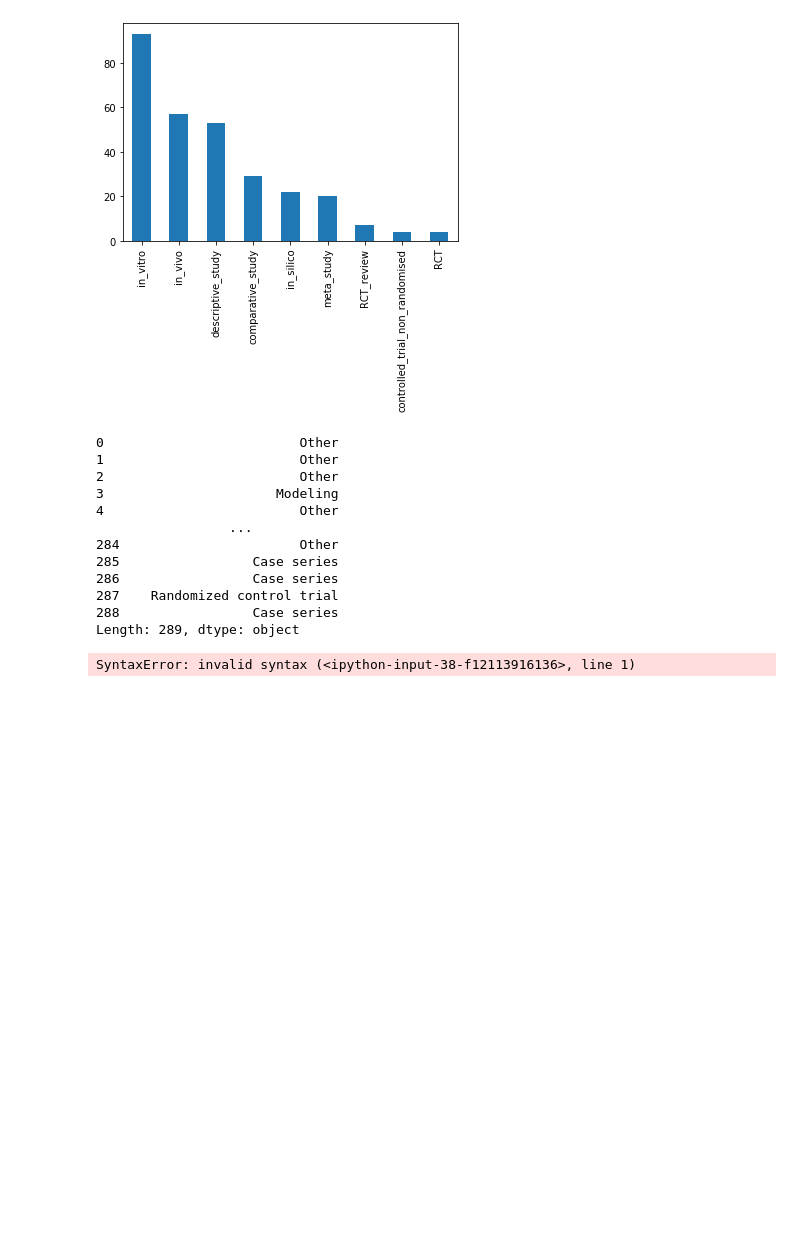
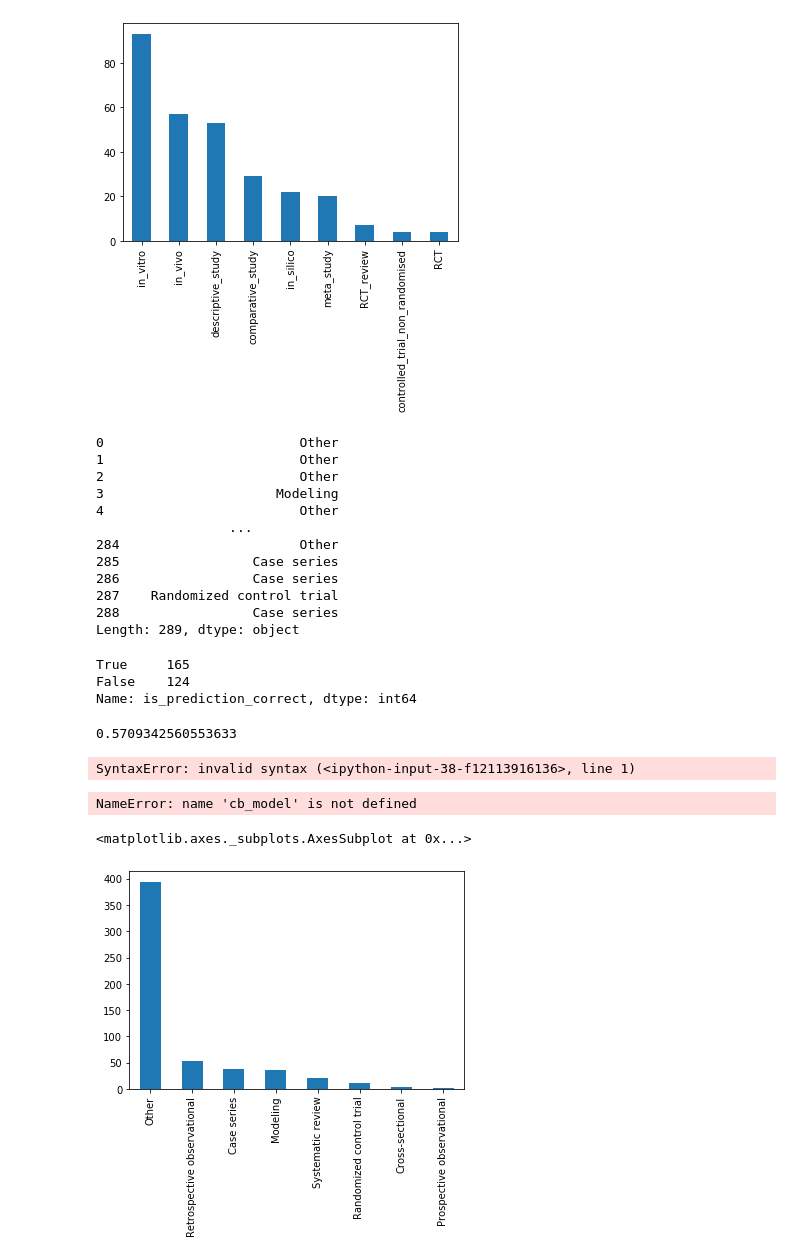
Before and after one commit to CoronaWhy/Classy, a Jupyter notebook: combining_annotations.ipynb, the cells around one changed output. Saved outputs shown, nothing was run; the diff lists cells and outputs as text; code cells hidden in the pictures; blank space fills up the shorter version.

```diff
--- a/combining_annotations.ipynb
+++ b/combining_annotations.ipynb
@@ -135,6 +158,37 @@ annotations_coronawhy['catboost_predictions_proba'] = predictions_proba
 annotations_coronawhy.to_csv(data_dir/'catboost_predictions.csv', index=False)
+# %%
+annotations_coronawhy.is_prediction_correct.value_counts()
+# %% [output]
+True     165
+False    124
+Name: is_prediction_correct, dtype: int64
+# %%
+165/289
+# %% [output]
+0.5709342560553633
 # %%
 lr_model = joblib.load( data_dir/'logistic_specter_embedddings_2may.pkl', compress=3)
 lr_predictions = lr_model.predict()
 # %% [output]
 SyntaxError: invalid syntax (<ipython-input-38-f12113916136>, line 1)
+# %%
+metadata = pd.read_csv(metadata_filepath)
+test_cord_uids=pd.read_csv('/home/wwymak/Downloads/cord_uid_used.csv')
+test_df = test_cord_uids.merge(metadata, left_on='cord_uid', right_on='cord_uid')[['cord_uid', 'title', 'abstract']].fillna('')
+test_pool =  Pool(
+            test_df[['title', 'abstract']],
+            feature_names=['title', 'abstract'],
+            text_features=['title', 'abstract'])
+predictions = cb_model.predict(test_pool)
+probabilities = cb_model.predict_proba(test_pool)
+# %% [output]
+NameError: name 'cb_model' is not defined
+# %%
+test_df['prediction'] = predictions
+test_df['prediction'] = test_df['prediction'].apply(label_number_to_study_name_mapping.get)
+test_df['prediction_proba'] = pd.Series(np.max(probabilities, axis=1))
+# %%
+test_df.prediction.value_counts().plot.bar()
+# %% [output]
+<matplotlib.axes._subplots.AxesSubplot at 0x...>
+[figure, added]
```
Also changed, not shown: parts of 15 cells of this notebook, 6 other files.
